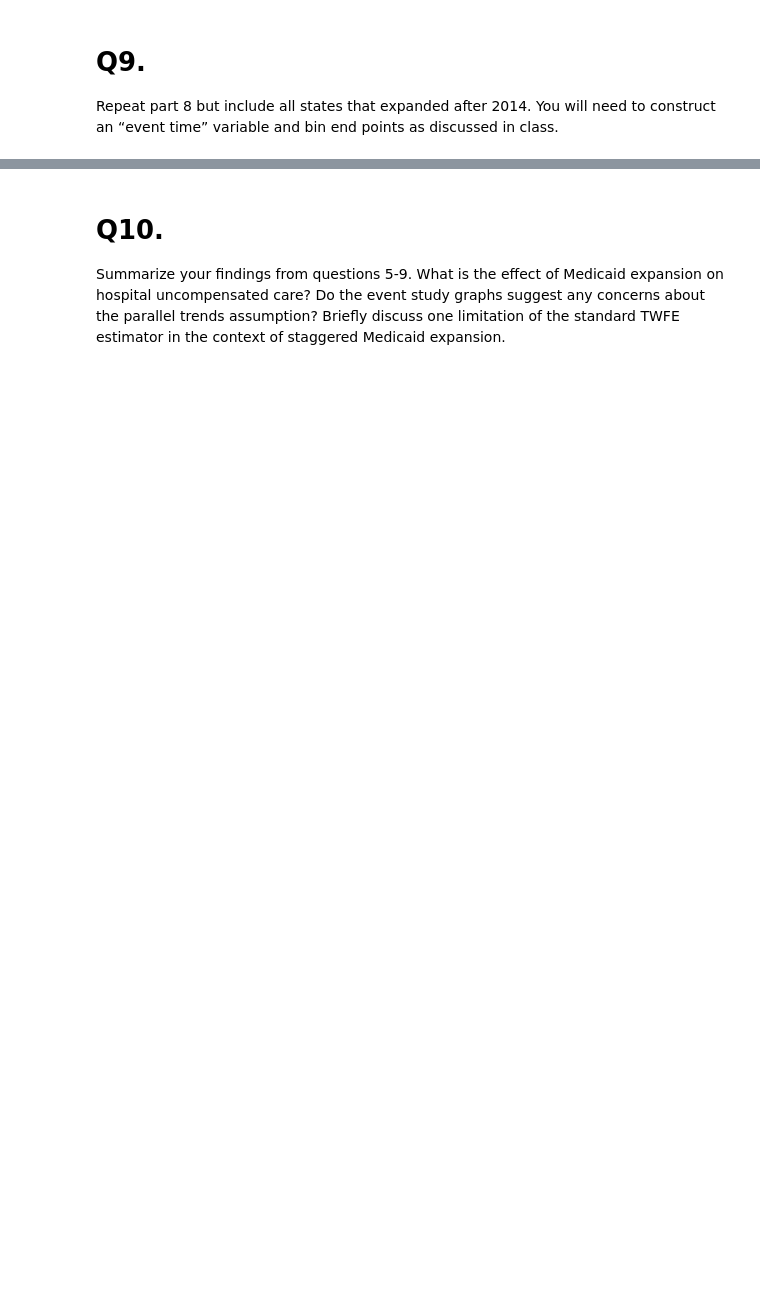
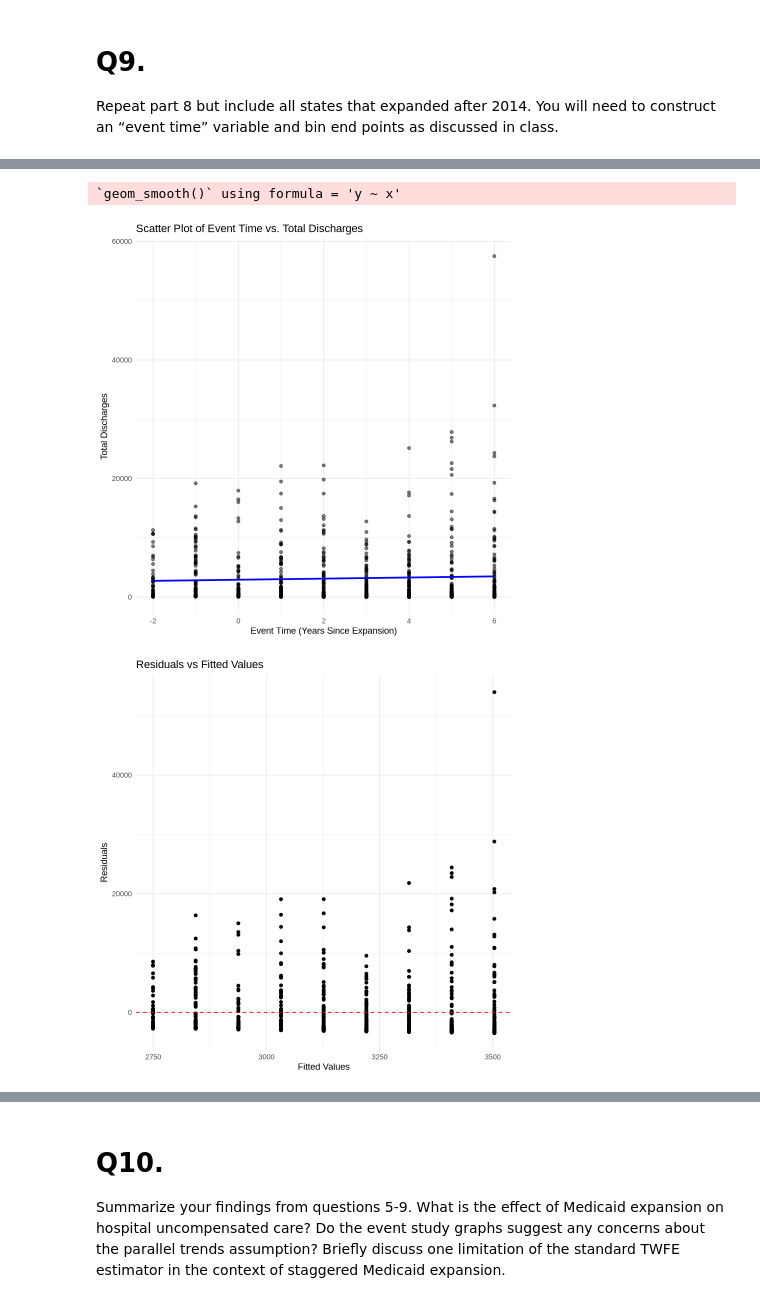
Before and after one commit to salizad/hwk5, a Jupyter notebook: alizada-s-hw5-sumbission1.ipynb, the cells around one changed output, grey strips where cells are left out. Saved outputs shown, nothing was run; the diff lists cells and outputs as text; code cells hidden in the pictures; blank space fills up the shorter version.

```diff
--- a/alizada-s-hw5-sumbission1.ipynb
+++ b/alizada-s-hw5-sumbission1.ipynb
@@ -474,0 +462,6 @@ The data set contains 0 observation: the estimation cannot be done.
+# %%
+# Fit a simple model without fixed effects
+simple_model <- lm(uncomp_care ~ treatment * post, data = dd_all_states)
+
+# Get the summary of the model
+summary(simple_model)
@@ -533,0 +493,11 @@ print(dd_filtered)
+# %%
+# Filter and prepare your data
+dd_filtered <- dd_data %>%
+  filter((year == 2014 & expanded == 2014) | is.na(expanded)) %>%
+  mutate(event_time = year - 2013)
+
+# Fit the model
+model <- felm(tot_discharges ~ event_time + factor(provider_number) + factor(year) | 0 | 0 | provider_number, data = dd_filtered)
+
+# Check the summary of the model
+summary(model)
@@ -551,0 +690,31 @@ summary(dd_filtered)
+# %%
+ #Get predictions and residuals from the model
+dd_filtered$predicted <- fitted(simple_model)
+dd_filtered$residuals <- residuals(simple_model)
+
+# Plot 1: Scatter Plot of Event Time vs. Total Discharges
+ggplot(dd_filtered, aes(x = event_time, y = tot_discharges)) +
+  geom_point(alpha = 0.5) +
+  geom_smooth(method = "lm", se = FALSE, color = "blue") +
+  labs(title = "Scatter Plot of Event Time vs. Total Discharges",
+       x = "Event Time (Years Since Expansion)",
+       y = "Total Discharges") +
+  theme_minimal()
+
+# Plot 2: Residuals vs. Fitted Values
+ggplot(dd_filtered, aes(x = predicted, y = residuals)) +
+  geom_point() +
+  geom_hline(yintercept = 0, linetype = "dashed", color = "red") +
+  labs(title = "Residuals vs Fitted Values",
+       x = "Fitted Values",
+       y = "Residuals") +
+  theme_minimal()
+
+# Plot 3: QQ Plot of Residuals
+qqnorm(dd_filtered$residuals)
+qqline(dd_filtered$residuals, col = "red")
+title("QQ Plot of Residuals")
+# %% [output]
+`geom_smooth()` using formula = 'y ~ x'
+[figure, added]
+[figure, added]
```
Also changed, not shown: parts of 17 cells of this notebook.
